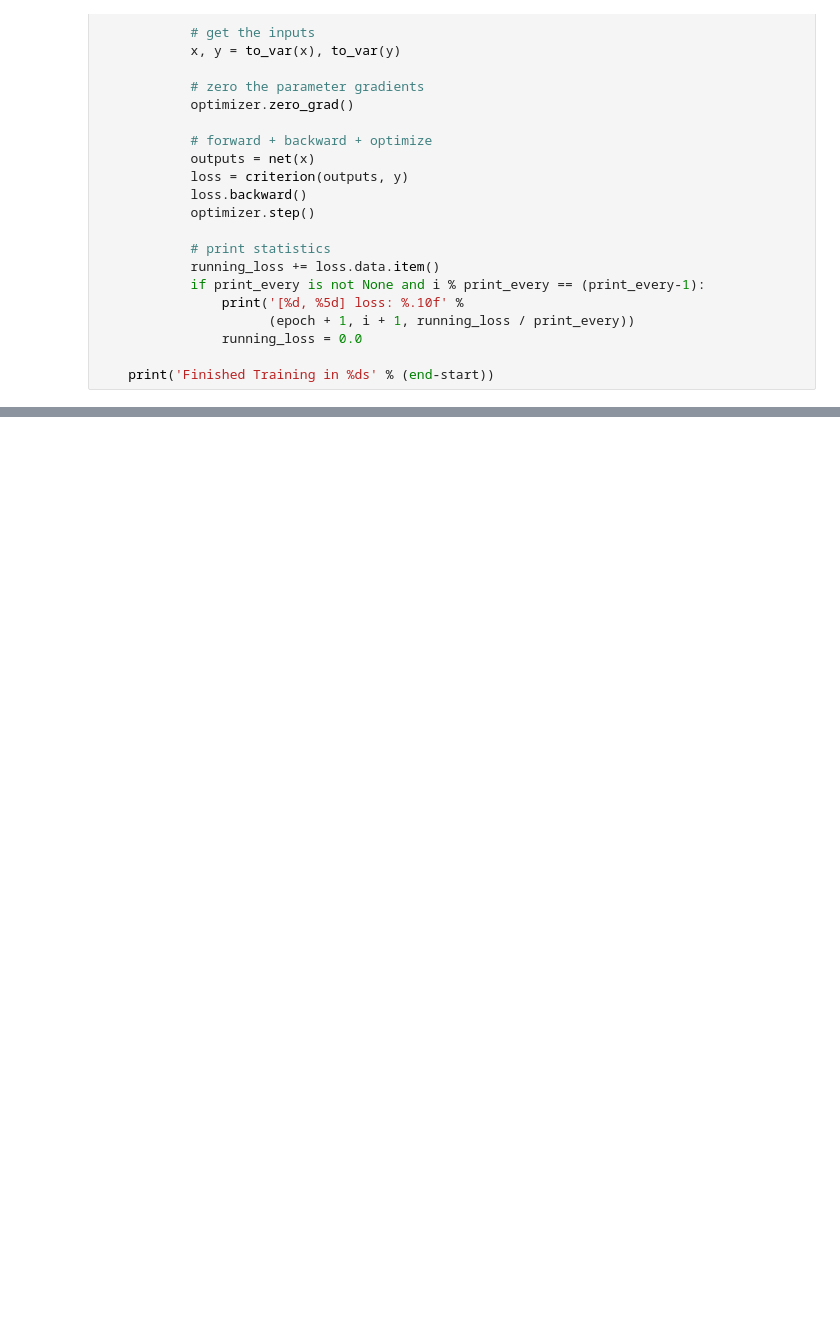
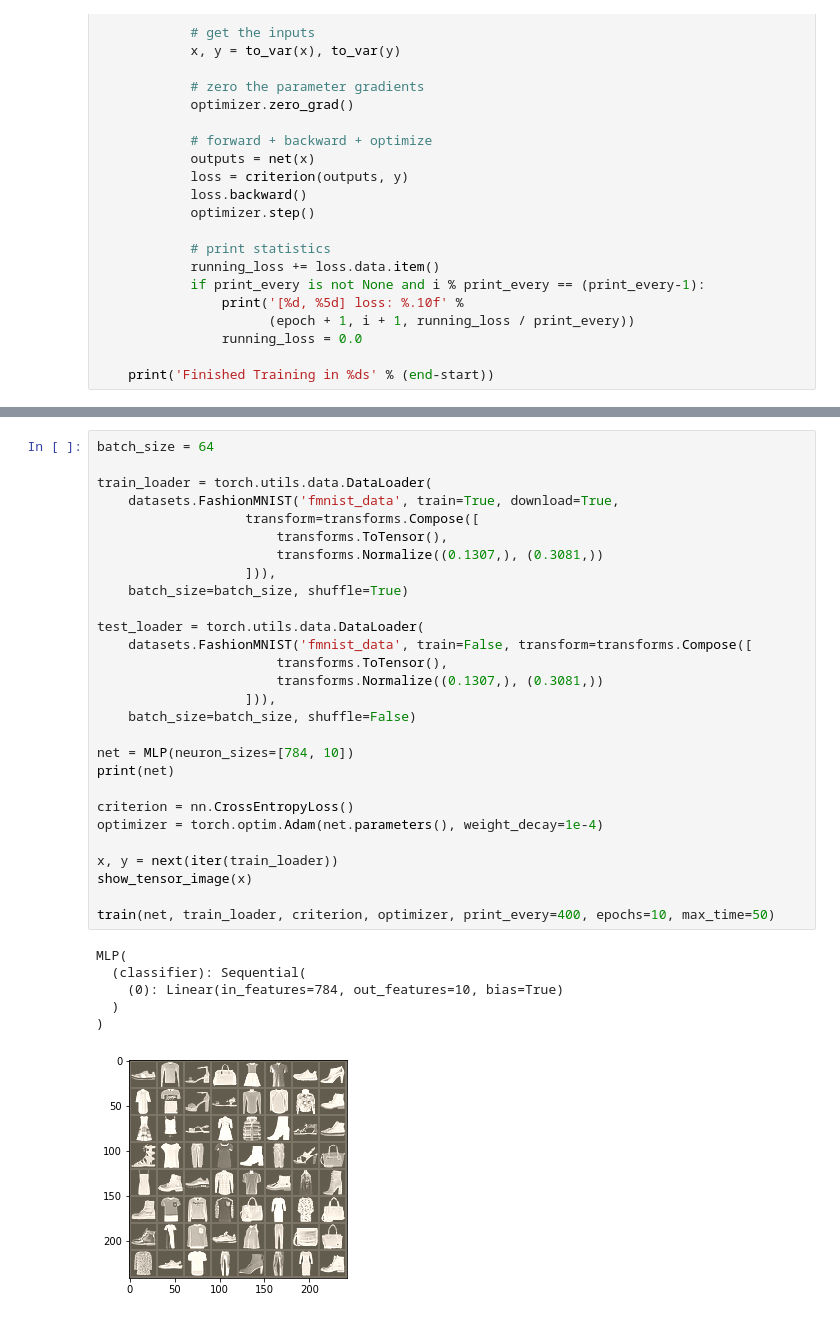
Before and after one commit to nathanwang000/OpenboxEYE, a Jupyter notebook: OpenBoxCNN.ipynb, the cells around one changed output, grey strips where cells are left out. Cells and saved outputs as stored; diff of their text form; blank space fills up the shorter version.

```diff
--- a/OpenBoxCNN.ipynb
+++ b/OpenBoxCNN.ipynb
@@ -96,0 +161,35 @@ min: 0.000000, mean: 0.000000, max: 0.000000
+# %%
+batch_size = 64
+
+train_loader = torch.utils.data.DataLoader(
+    datasets.FashionMNIST('fmnist_data', train=True, download=True,
+                   transform=transforms.Compose([
+                       transforms.ToTensor(),
+                       transforms.Normalize((0.1307,), (0.3081,))
+                   ])),
+    batch_size=batch_size, shuffle=True)
+
+test_loader = torch.utils.data.DataLoader(
+    datasets.FashionMNIST('fmnist_data', train=False, transform=transforms.Compose([
+                       transforms.ToTensor(),
+                       transforms.Normalize((0.1307,), (0.3081,))
+                   ])),
+    batch_size=batch_size, shuffle=False)
+
+net = MLP(neuron_sizes=[784, 10])
+print(net)
+
+criterion = nn.CrossEntropyLoss()
+optimizer = torch.optim.Adam(net.parameters(), weight_decay=1e-4)
+
+x, y = next(iter(train_loader))
+show_tensor_image(x)
+
+train(net, train_loader, criterion, optimizer, print_every=400, epochs=10, max_time=50)
+# %% [output]
+MLP(
+  (classifier): Sequential(
+    (0): Linear(in_features=784, out_features=10, bias=True)
+  )
+)
+[figure, added]
```
Also changed, not shown: parts of 19 cells of this notebook, 1 other file.
